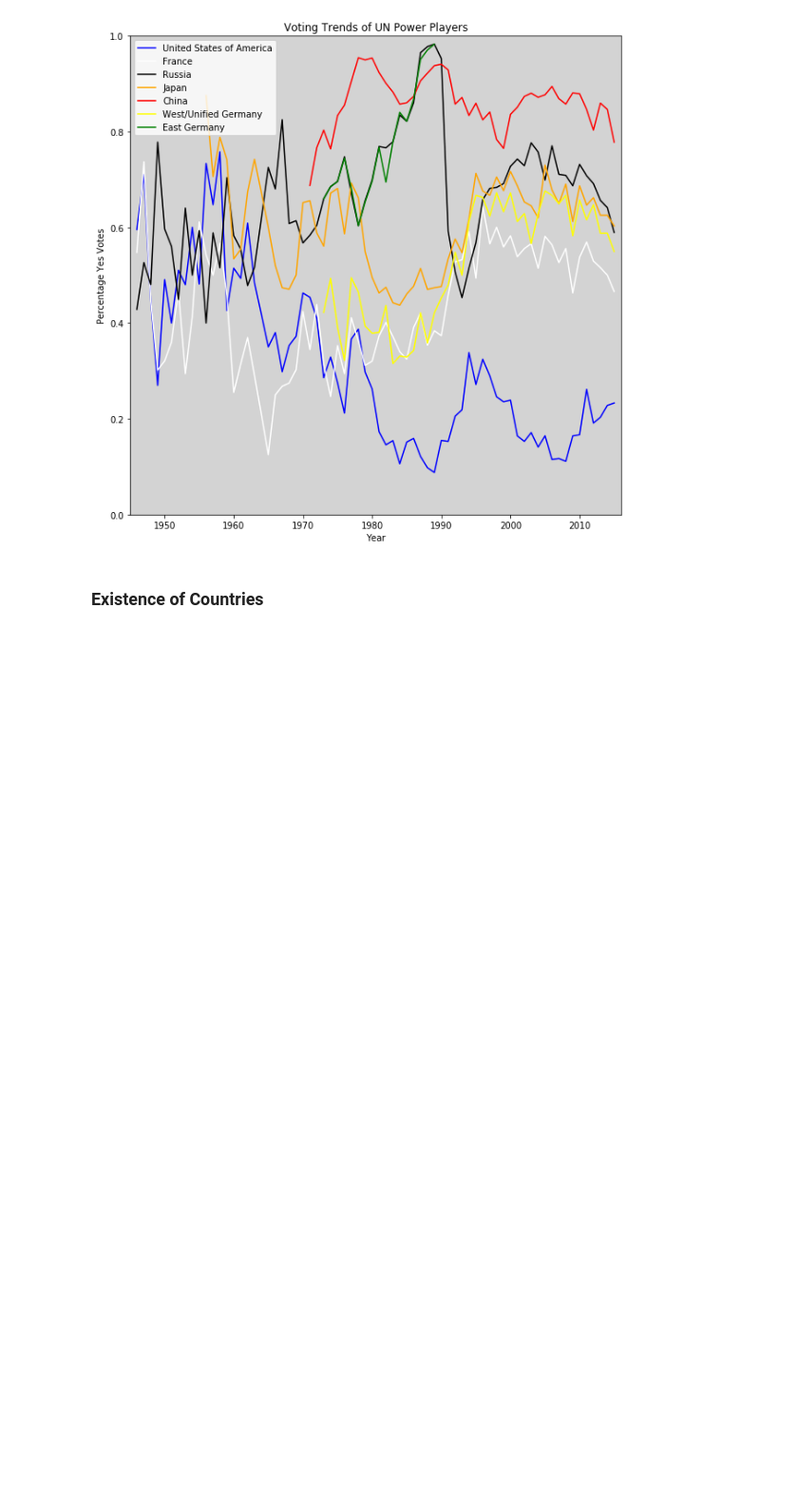
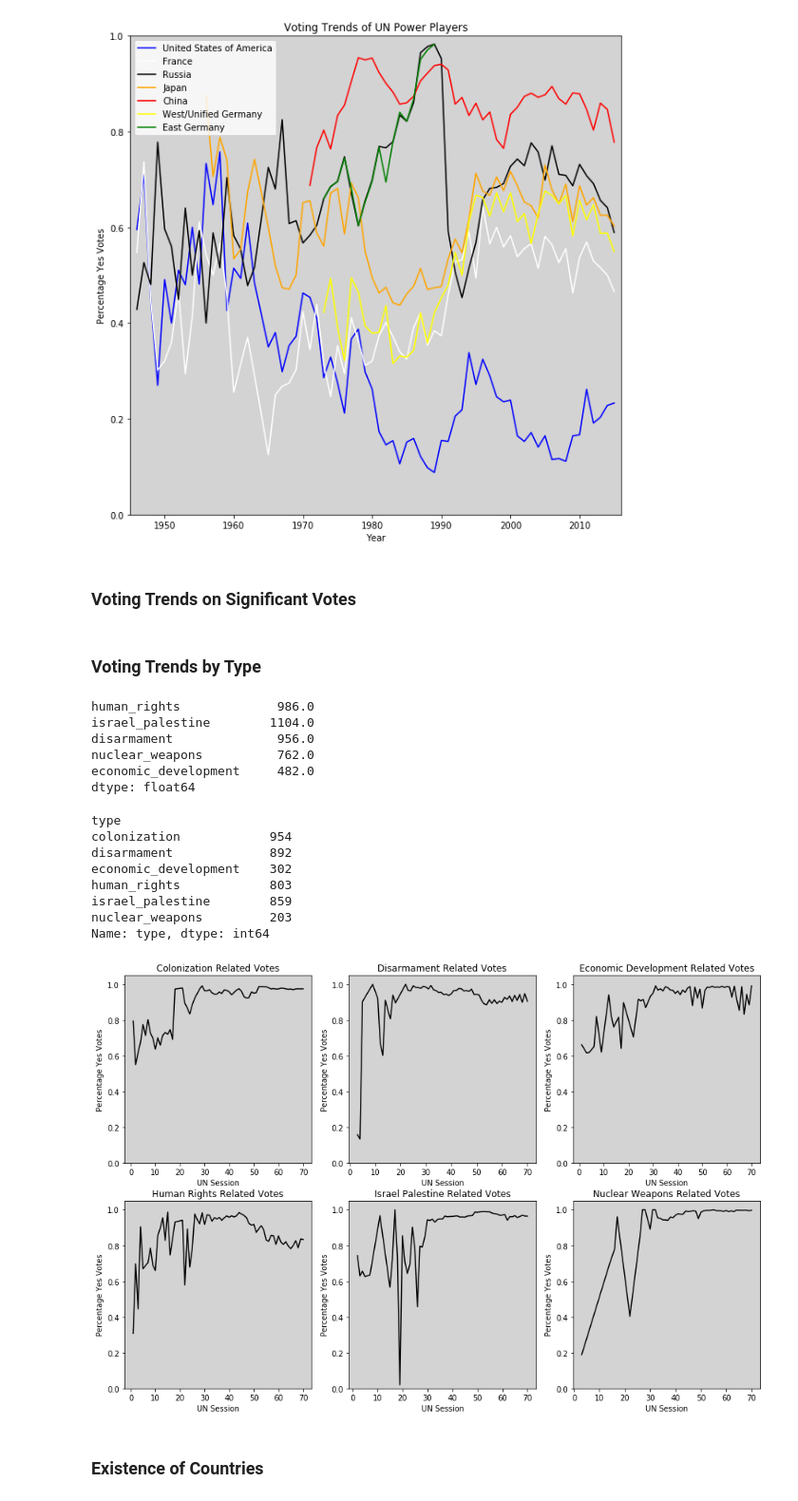
Before and after one commit to RobMor/CMSC320-Final-Project, a Jupyter notebook: RobMor-FinalTutorial.ipynb, the cells around one changed output. Shown at 95% size. Drawn from its saved outputs; the diff is of its cells as text; code cells hidden in the pictures; blank space fills up the shorter version.

Commit message:
Voting trends by type

```diff
--- a/RobMor-FinalTutorial.ipynb
+++ b/RobMor-FinalTutorial.ipynb
@@ -251,6 +239,64 @@ plt.xlim(1945, 2016)
 plt.show()
 # %% [output]
 [figure]
+# %% [markdown]
+### Voting Trends on Significant Votes
+# %% [markdown]
+### Voting Trends by Type
+# %%
+resolution_types = ["colonization","human_rights","israel_palestine","disarmament","nuclear_weapons","economic_development"]
+type_dict = {t: i+1 for i, t in enumerate(resolution_types)}
+resolution_table = resolutions[["resolution"] + resolution_types]
+resolution_table.sum()[1:]
+# %% [output]
+human_rights             986.0
+israel_palestine        1104.0
+disarmament              956.0
+nuclear_weapons          762.0
+economic_development     482.0
+dtype: float64
+# %%
+rs = {}
+for i, row in resolution_table.iterrows():
+    p = row[row == 1]
+    if len(p) > 0:
+        rs[row["resolution"]] = p.index[0]
+    else:
+        rs[row["resolution"]] = "None"
+resolutions["type"] = [rs.get(r) or "None" for r in resolutions["resolution"]]
+votes["type"] = [rs.get(r) or "None" for r in votes["resolution"]]
+# %%
+grouped = resolutions[resolutions["type"] != "None"].groupby("type")
+print(grouped["type"].count())
+
+fig, axs = plt.subplots(2, 3, figsize=(15, 10))
+for ax, (name, group) in zip(axs.ravel(), grouped):
+    if name == "None": continue
+    group = group.groupby("assembly_session")
+    x = group.groups.keys()
+    yes = group["yes_votes"].sum()
+    no = group["no_votes"].sum()
+    y = yes / (yes + no)
+
+    ax.plot(x,y,color="black")
+    ax.set_facecolor("lightgray")
+    ax.set_title(name.replace("_", " ").title() + " Related Votes")
+    ax.set_ylabel("Percentage Yes Votes")
+    ax.set_xlabel("UN Session")
+
+    ax.set_ylim(0, 1.05)
+
+plt.show()
+# %% [output]
+type
+colonization            954
+disarmament             892
+economic_development    302
+human_rights            803
+israel_palestine        859
+nuclear_weapons         203
+Name: type, dtype: int64
+[figure, added]
 # %% [markdown]
 ### Existence of Countries
 # %%
```
Also changed, not shown: parts of 5 cells of this notebook.
